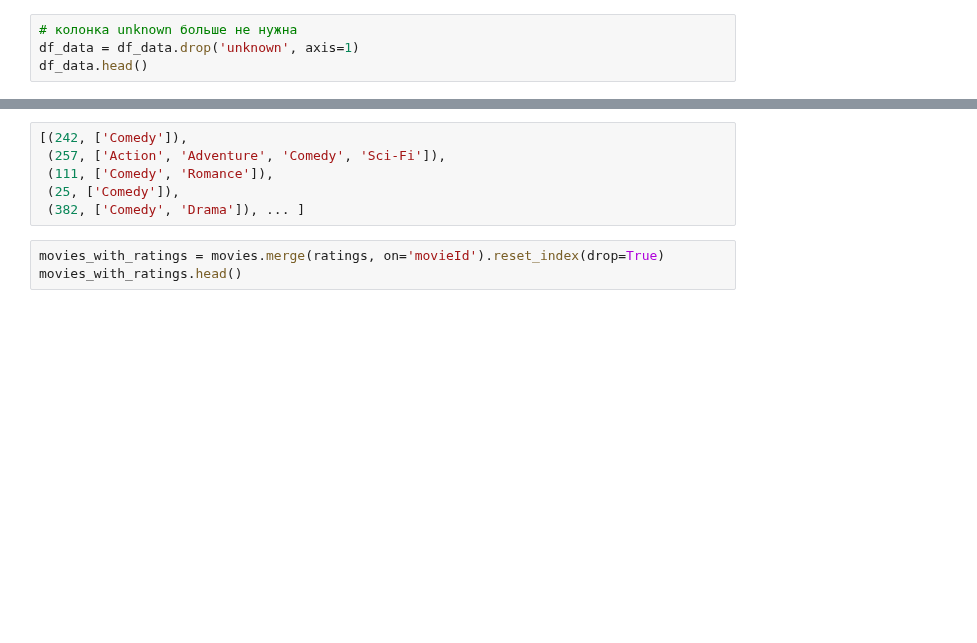
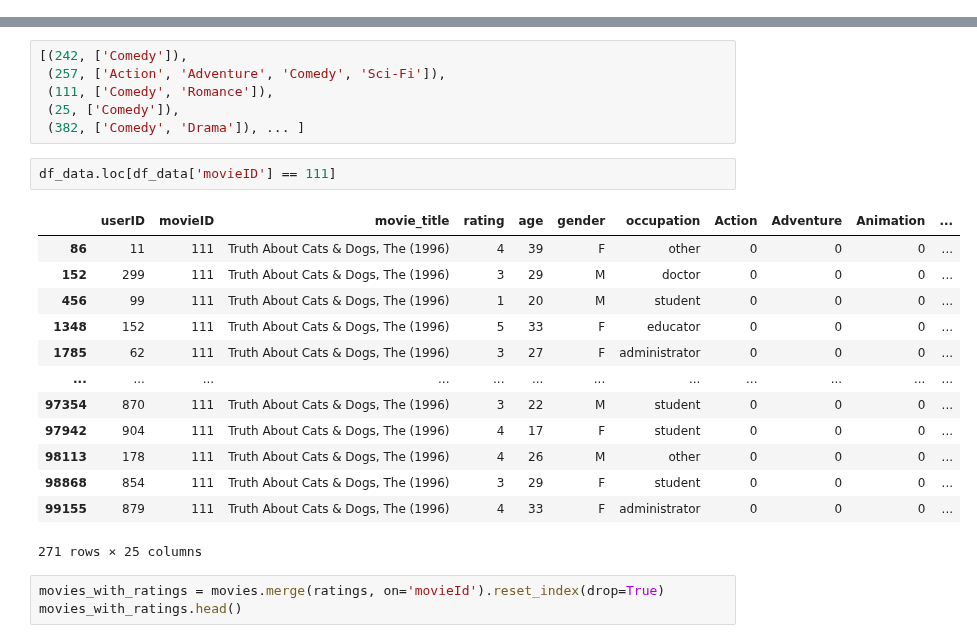
Before and after one commit to desve/AML-54, a Jupyter notebook: 5 Гибридные рекомендательные системы/HW/HW_3.ipynb, the cells around one changed output, grey strips where cells are left out. Saved outputs shown, nothing was run; the diff lists cells and outputs as text; blank space fills up the shorter version.

```diff
--- a/5 Гибридные рекомендательные системы/HW/HW_3.ipynb
+++ b/5 Гибридные рекомендательные системы/HW/HW_3.ipynb
@@ -468,7 +421,3 @@ df_data.loc[df_data['unknown'] == 1]
 # %% [output]
 |  | userID | movieID | movie_title | rating | age | gender | occupation | unknown | Action | Adventure | ... |
 0 rows × 26 columns
-# %%
-# колонка unknown больше не нужна
-df_data = df_data.drop('unknown', axis=1)
-df_data.head()
@@ -529,6 +536,22 @@ list_item_features
  (111, ['Comedy', 'Romance']),
  (25, ['Comedy']),
  (382, ['Comedy', 'Drama']), ... ]
+# %%
+df_data.loc[df_data['movieID'] == 111]
+# %% [output]
+|  | userID | movieID | movie_title | rating | age | gender | occupation | Action | Adventure | Animation | ... |
+| 86 | 11 | 111 | Truth About Cats & Dogs, The (1996) | 4 | 39 | F | other | 0 | 0 | 0 | ... |
+| 152 | 299 | 111 | Truth About Cats & Dogs, The (1996) | 3 | 29 | M | doctor | 0 | 0 | 0 | ... |
+| 456 | 99 | 111 | Truth About Cats & Dogs, The (1996) | 1 | 20 | M | student | 0 | 0 | 0 | ... |
+| 1348 | 152 | 111 | Truth About Cats & Dogs, The (1996) | 5 | 33 | F | educator | 0 | 0 | 0 | ... |
+| 1785 | 62 | 111 | Truth About Cats & Dogs, The (1996) | 3 | 27 | F | administrator | 0 | 0 | 0 | ... |
+| ... | ... | ... | ... | ... | ... | ... | ... | ... | ... | ... | ... |
+| 97354 | 870 | 111 | Truth About Cats & Dogs, The (1996) | 3 | 22 | M | student | 0 | 0 | 0 | ... |
+| 97942 | 904 | 111 | Truth About Cats & Dogs, The (1996) | 4 | 17 | F | student | 0 | 0 | 0 | ... |
+| 98113 | 178 | 111 | Truth About Cats & Dogs, The (1996) | 4 | 26 | M | other | 0 | 0 | 0 | ... |
+| 98868 | 854 | 111 | Truth About Cats & Dogs, The (1996) | 3 | 29 | F | student | 0 | 0 | 0 | ... |
+| 99155 | 879 | 111 | Truth About Cats & Dogs, The (1996) | 4 | 33 | F | administrator | 0 | 0 | 0 | ... |
+271 rows × 25 columns
 # %%
 movies_with_ratings = movies.merge(ratings, on='movieId').reset_index(drop=True)
 movies_with_ratings.head()
```
Also changed, not shown: parts of 7 cells of this notebook.
